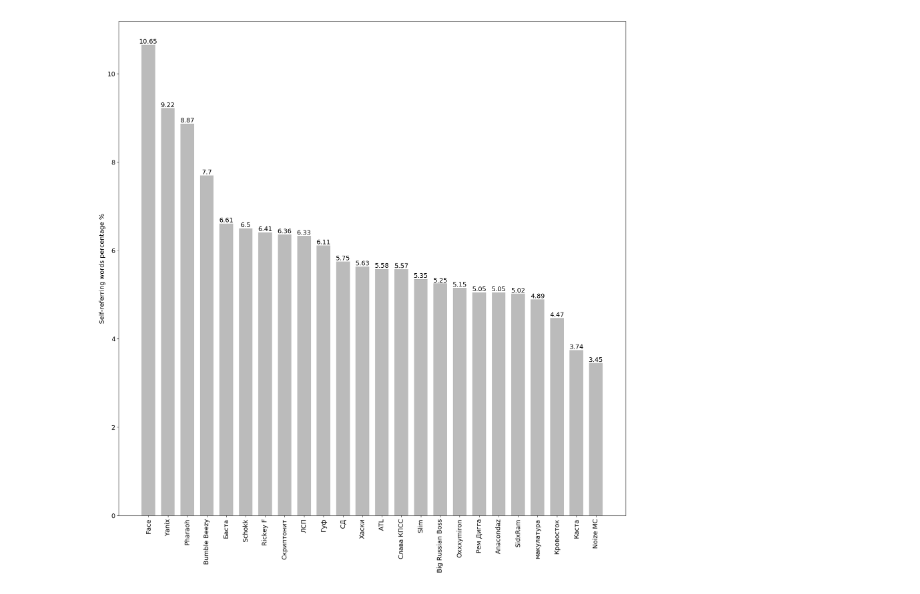
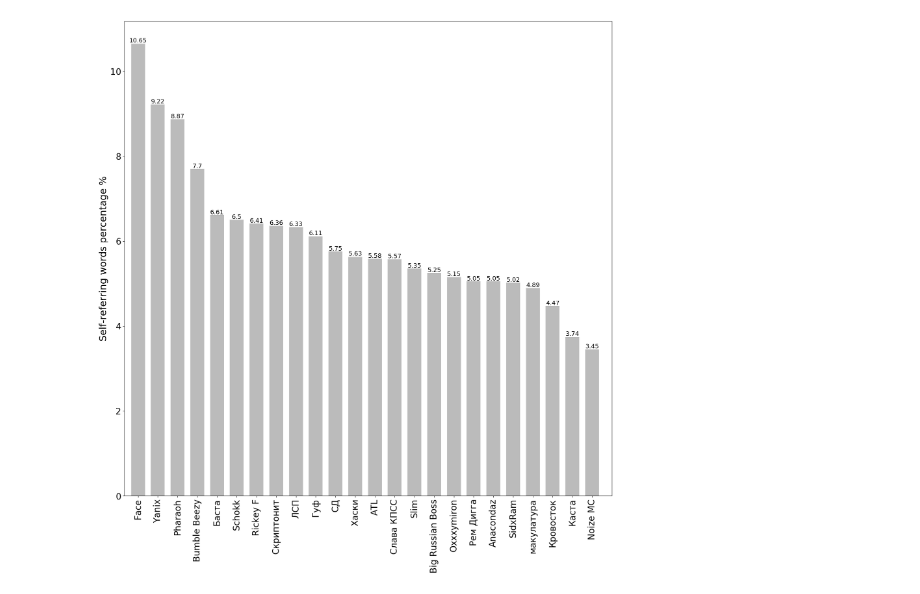
Before and after one commit to ilsenatorov/rusrap_stats, a Jupyter notebook: Genius_version2.ipynb, the cells around one changed output. Saved outputs shown, nothing was run; the diff lists cells and outputs as text; code cells hidden in the pictures.

Commit message:
almost finished with the distribution graphs, need to find a better way to visualise

```diff
--- a/Genius_version2.ipynb
+++ b/Genius_version2.ipynb
@@ -185,3 +201,26 @@ get_total_file('./lyrics/', './total.txt')
+# %%
+def plot_barchart(input_dict, savedname, y_label=False, graph_label=False):
+    fig = plt.figure(figsize=(20, 20), dpi=100)
+    ax = fig.add_subplot(111)
+    ind = np.arange(len(input_dict))                # the x locations for the groups
+    width = 0.70                      # the width of the bars
+
+    rects1 = ax.bar(ind, input_dict.values(), width,
+                    color='#BBBBBB')
+
+    for rect, label in zip(rects1, input_dict.values()):
+        height = rect.get_height()
+        ax.text(rect.get_x() + rect.get_width()/2, height, str(label), ha='center', va='bottom')
+    if y_label:
+        ax.set_ylabel(y_label, fontsize=22)
+    if graph_label:
+        fig.suptitle(graph_label, fontsize=22)
+    ax.set_xticks(ind)
+    ax.set_xlim(0-width, len(ind))
+    ax.tick_params(axis='both', which='major', labelsize=20)
+    xtickNames = ax.set_xticklabels(input_dict.keys(), rotation='vertical')
+    plt.savefig(savedname, bbox_inches='tight')
+    plt.show()
 # %%
 class File_dir(object):
     file_list = []
@@ -219,4 +258,15 @@ class File_dir(object):
                 total_self_percentage += obj.get_percentage_of_word(word)
             res_dict[obj.artist_name] = round(total_self_percentage, 2)
         return ord_dict(res_dict)
+    def plot_wordgroup(self, wordlist, savedname, y_label=False):
+        plot_barchart(self.get_wordgroup_percentage(wordlist),
+           savedname,
+           y_label=y_label)
+    def plot_uniq_words(self, savedname, y_label=False):
+        plot_barchart(self.get_uniq_words(), savedname, y_label=y_label)
+    def plot_distributions(self, savedname=False, graph_label=False):
+        for artist in self.file_list:
+            obj = Lyric_file(artist)
+            obj.plot_distribution(savedname=savedname, graph_label=graph_label)
+
 cut_dir = File_dir('./cut_lyrics/', './total_cut.txt')
@@ -244,7 +294,7 @@ def plot_graph(input_dict, savedname, y_label=False, graph_label=False):
 # %%
 self_referring_words = ["я", "мой", "мы", "мне", "меня", "мои", "нас", "мое", "наше", "моя"]
-plot_graph(cut_dir.get_wordgroup_percentage(self_referring_words),
+cut_dir.plot_wordgroup(self_referring_words,
            './figs/self_love.png',
            y_label="Self-referring words percentage %")
 # %% [output]
-[figure, old version]
+[figure, new version]
```
Also changed, not shown: parts of 9 cells of this notebook, 28 other files.
